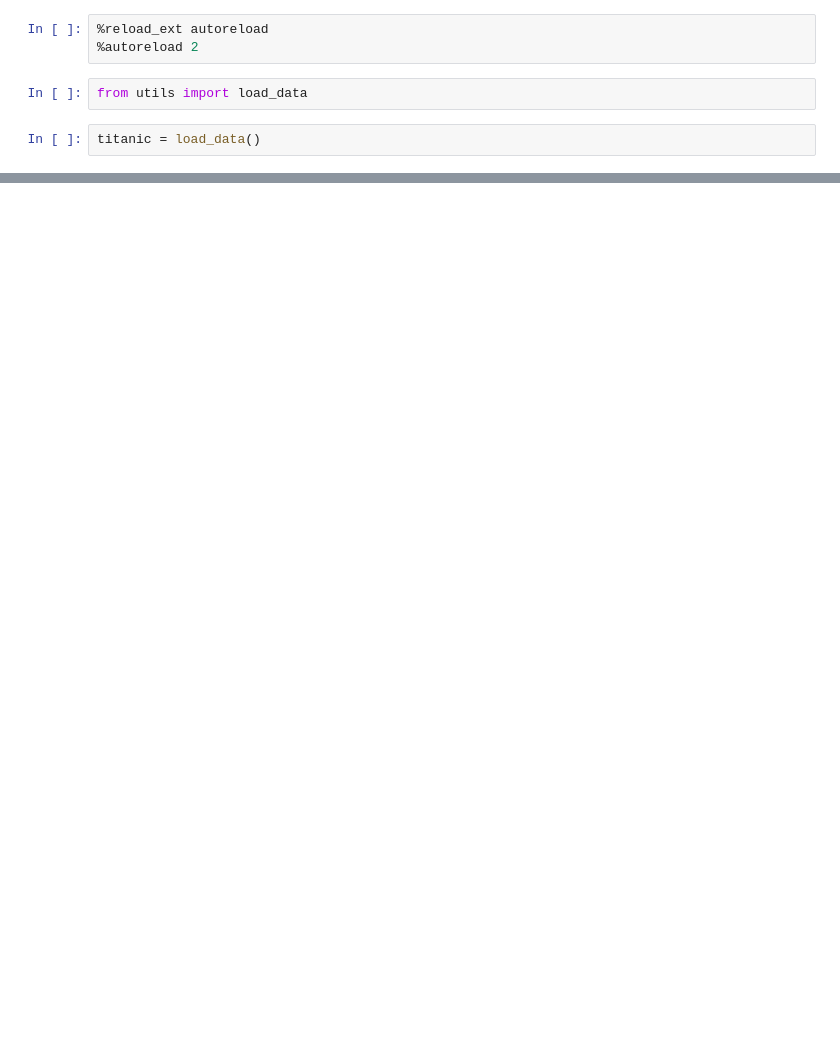
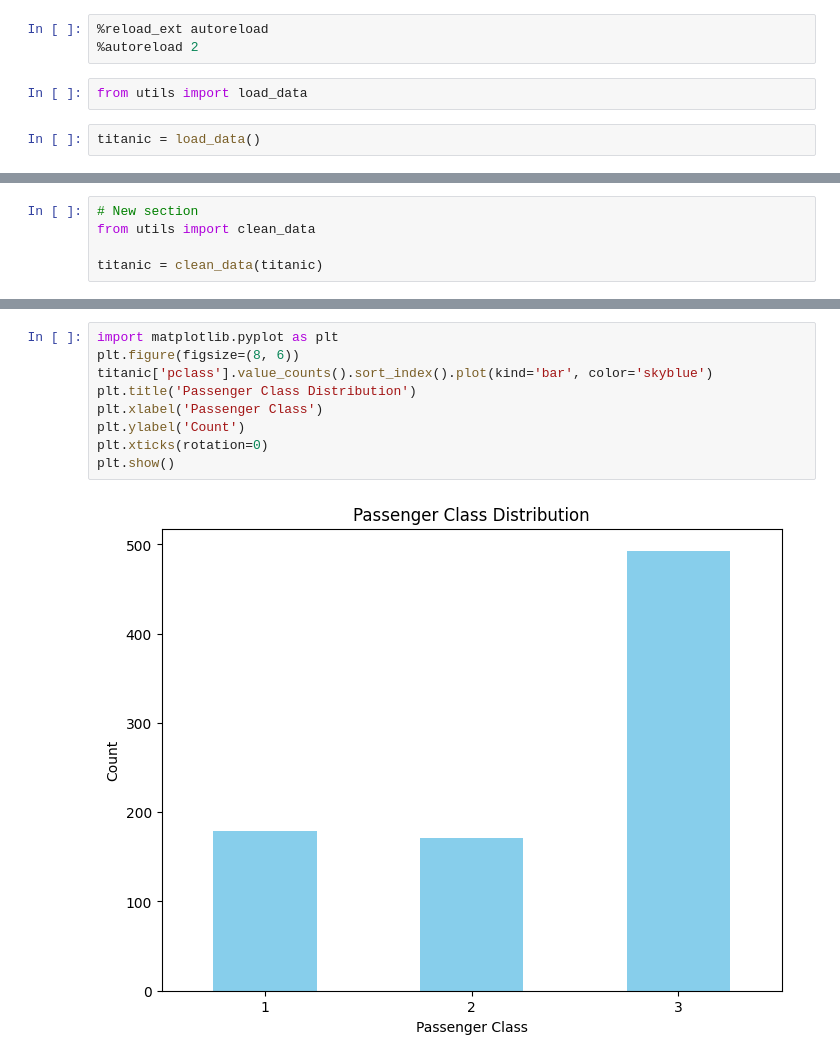
Before and after one commit to s-plaku24/git_kata, a Jupyter notebook: 01_eda.ipynb, the cells around one changed output, grey strips where cells are left out. Cells and saved outputs as stored; diff of their text form; blank space fills up the shorter version.

```diff
--- a/01_eda.ipynb
+++ b/01_eda.ipynb
@@ -19,3 +19,8 @@ titanic.head(10)
 | 15 | 1 | 0 | Baumann, Mr. John D | male | NaN | 0 | 0 | PC 17318 | 25.9250 | NaN | S | ... |
 | 16 | 1 | 0 | Baxter, Mr. Quigg Edmond | male | 24.0000 | 0 | 1 | PC 17558 | 247.5208 | B58 B60 | C | ... |
 | 19 | 1 | 0 | Beattie, Mr. Thomson | male | 36.0000 | 0 | 0 | 13050 | 75.2417 | C6 | C | ... |
+# %%
+# New section
+from utils import clean_data
+
+titanic = clean_data(titanic)
@@ -21,0 +43,11 @@ titanic.head(10)
+# %%
+import matplotlib.pyplot as plt
+plt.figure(figsize=(8, 6))
+titanic['pclass'].value_counts().sort_index().plot(kind='bar', color='skyblue')
+plt.title('Passenger Class Distribution')
+plt.xlabel('Passenger Class')
+plt.ylabel('Count')
+plt.xticks(rotation=0)
+plt.show()
+# %% [output]
+[figure, added]
```
Also changed, not shown: parts of 1 cell of this notebook, 1 other file.
